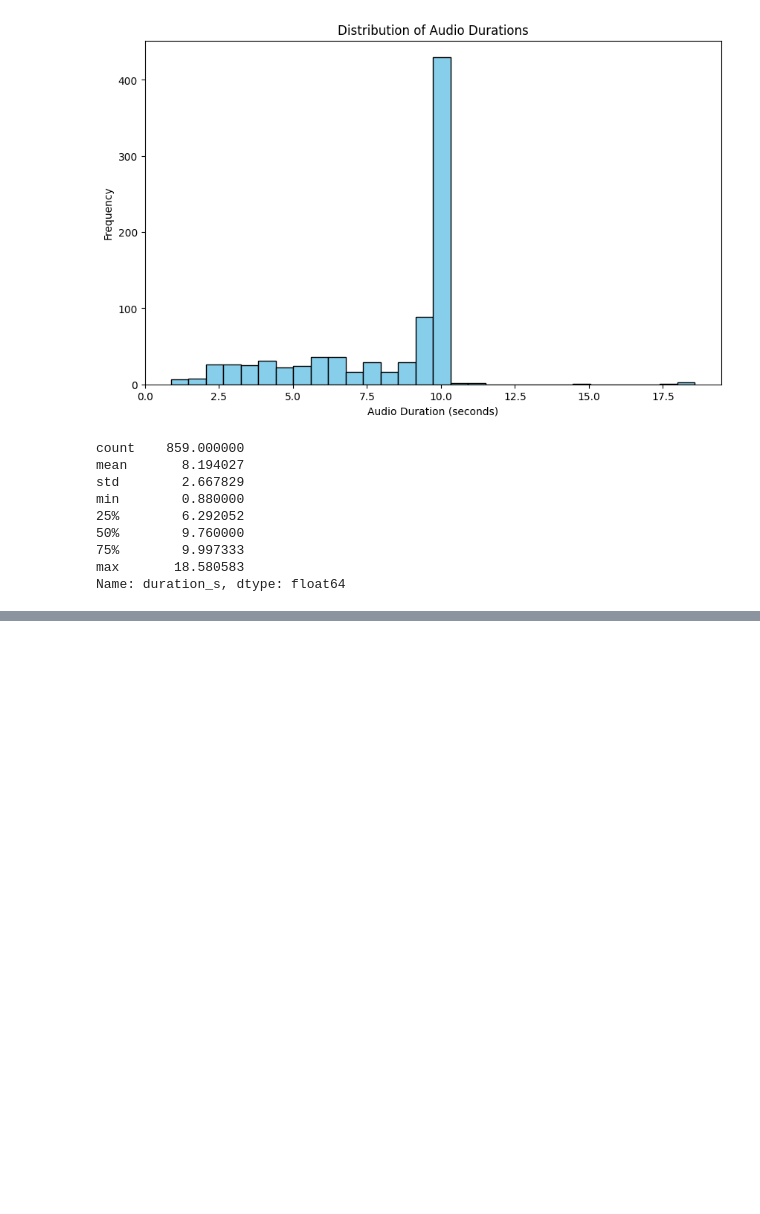
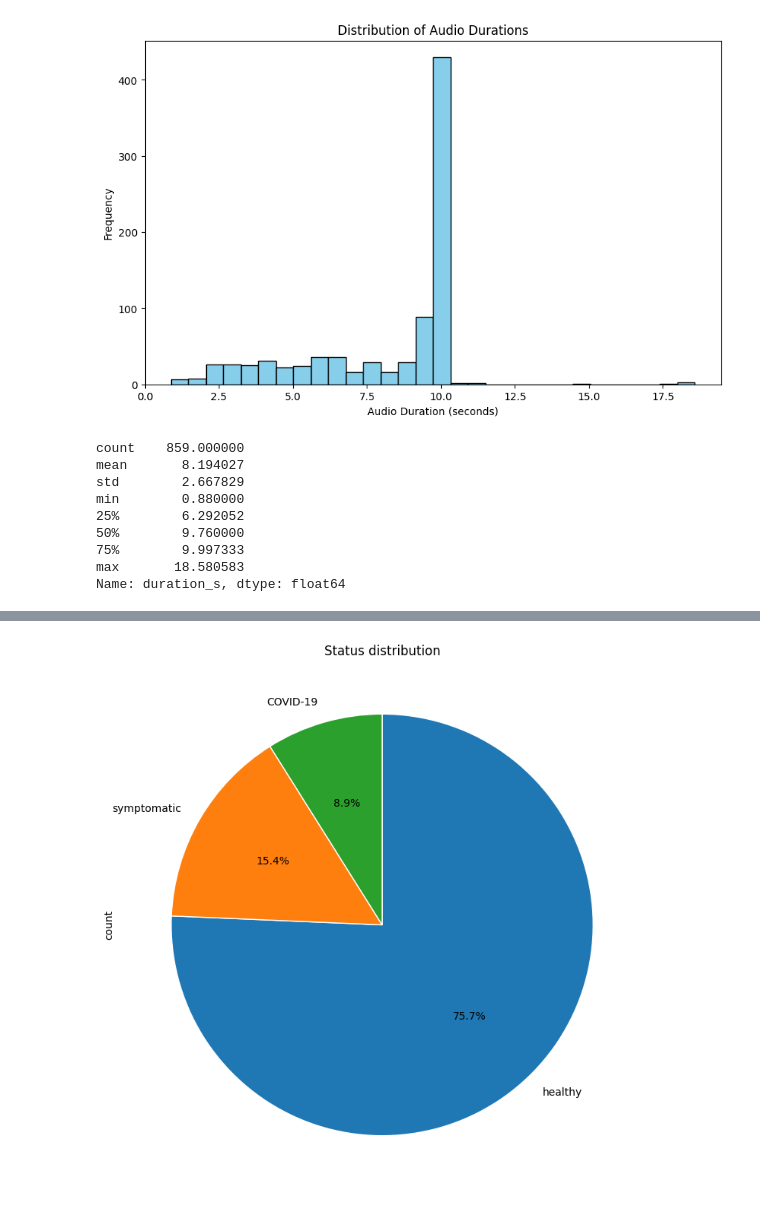
Before and after one commit to jimmytrn154/Respiratory_EDA, a Jupyter notebook: eda3Test.ipynb, the cells around one changed output, grey strips where cells are left out. Drawn from its saved outputs; the diff is of its cells as text; code cells hidden in the pictures; blank space fills up the shorter version.

```diff
--- a/eda3Test.ipynb
+++ b/eda3Test.ipynb
@@ -92,0 +95,3 @@ Name: duration_s, dtype: float64
+# %%
+data = pd.read_csv("public_dataset\metadata_compiled.csv")
+data.head()
@@ -92,0 +162,14 @@ Name: duration_s, dtype: float64
+# %%
+data_cleaned = data['status'].dropna()
+counts = data_cleaned.value_counts()
+plt.figure(figsize=(9,9))
+counts.plot.pie(
+    autopct='%1.1f%%',   # show percentages
+    startangle=90,       # rotate so first slice starts at 12 o’clock
+    counterclock=False,  # draw slices clockwise
+    wedgeprops={'edgecolor':'w'}  # white borders between slices
+)
+plt.title("Status distribution")
+plt.show()
+# %% [output]
+[figure, added]
```
Also changed, not shown: parts of 7 cells of this notebook, 6 other files.
